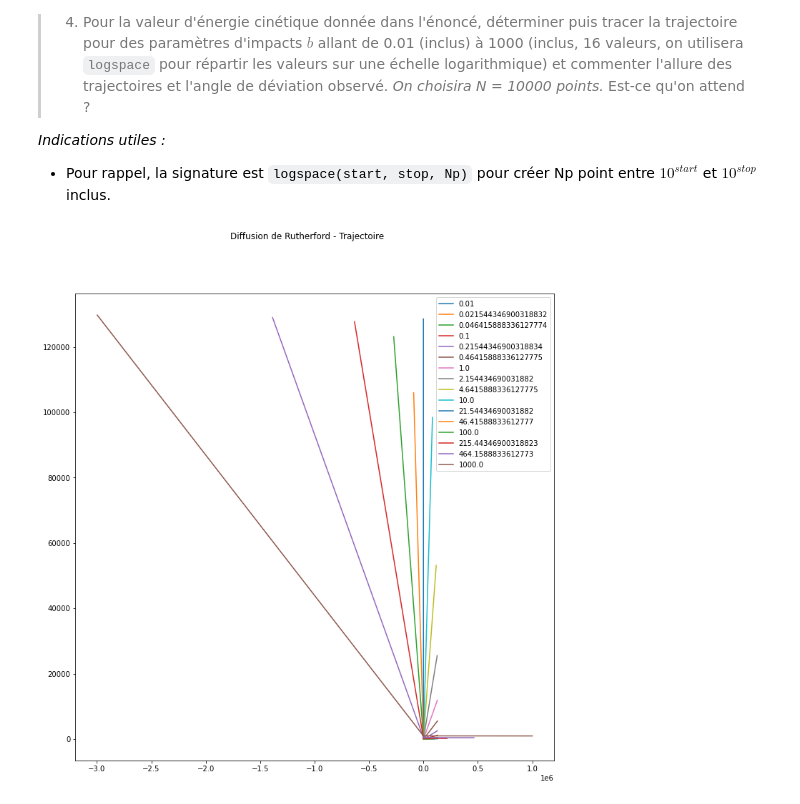
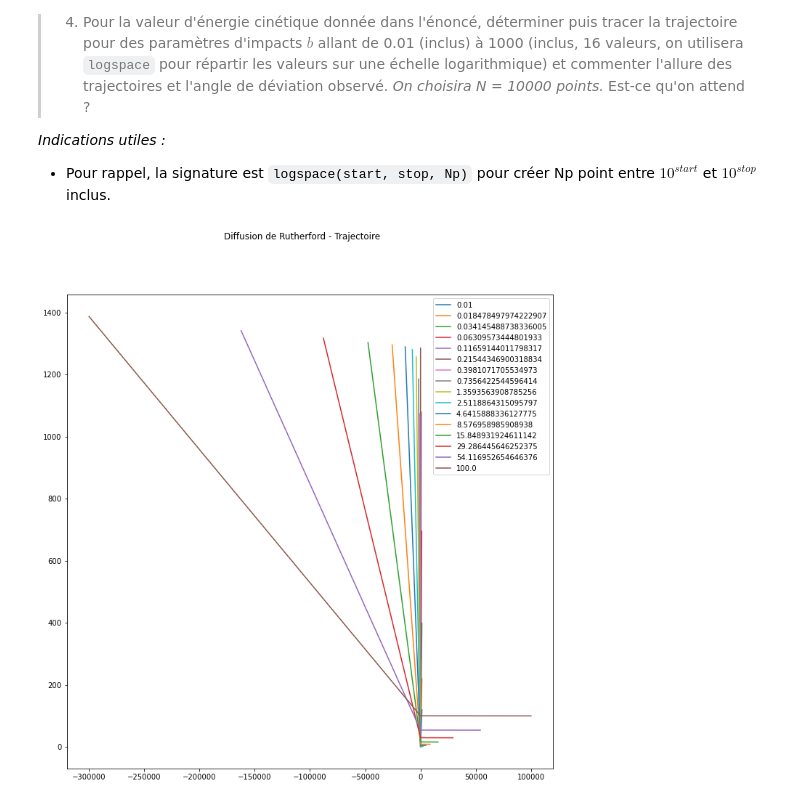
Before and after one commit to pcsi3physiquestan/capacites_numeriques_correction_sources, a Jupyter notebook: meca_force_centrale_correction.ipynb, the cells around one changed output. Drawn from its saved outputs; the diff is of its cells as text; code cells hidden in the pictures.

```diff
--- a/meca_force_centrale_correction.ipynb
+++ b/meca_force_centrale_correction.ipynb
@@ -106,7 +108,7 @@ from scipy.integrate import odeint
 """Données numériques globales"""
 m = 4  # Masse des particules alpha
 Z = 79
-K = 1.44e6  # e^2/(4 pi Epsilon0)
+K = 1.44e4  # e^2/(4 pi Epsilon0)
 K1 = 2 * Z * K
 
 def CI(b, Ec0):
@@ -115,6 +117,7 @@ def CI(b, Ec0):
     rmin = K1 / Ec0  # rmin
     k = 1000
     ri = max(k  * rmin, k * b)
+    #print(k * rmin, k * b)
     theta = np.arcsin(b / ri)
     rpoint = -v0 / np.cos(theta)
     return [theta, ri, rpoint]
@@ -144,35 +147,35 @@ def F(Y, t, C):
     """Fonction F pour le schéma d'Euler"""
     return np.array([C / Y[1] ** 2, Y[2], C ** 2 / Y[1] ** 3 + K1 / (m * Y[1]**2)])
 
 
 def deviation(b, Ec0, N):
     Y0 = CI(b, Ec0)  # Condition initiales
     v0 = np.sqrt(2 * Ec0 / m)  # Vitesse initiale
     Caire = b * v0  # Constante des aires
     tf = 4 * Y0[1] / v0  # Temps final
     temps = np.linspace(0, tf, N)  # Vecteur des temps
     Y = odeint(F, Y0, temps, args=(Caire, ))  # Intégration numérique
     return temps, Y
 
 def pol_to_cart(r, theta):
     return np.array([r * np.cos(theta), r * np.sin(theta)])
 
 
 Np = 16
-bs = np.logspace(-2, 3, Np)  # Valeur des paramètres d'impacts
+bs = np.logspace(-2, 2, Np)  # Valeur des paramètres d'impacts
 Ec0 = 5.3e6  # Ec initiale
 N = 10000
 
 f, ax= plt.subplots(figsize=(12, 12))
 f.suptitle("Diffusion de Rutherford - Trajectoire")
 for b in bs:
     t, Y = deviation(b, Ec0, N)  # Intégration numérique
     Yc = pol_to_cart(Y[:, 1], Y[:, 0])  # Passe au cartésien
     ax.plot(Yc[0], Yc[1], label="{}".format(b))
 ax.legend()
 plt.show()
 # %% [output]
-[figure, old version]
+[figure, new version]
 # %% [markdown]
 ## Paramètre d'impact et diffusion
 On va étudier la relation entre le paramètre d'impact et l'angle de diffusion ($D$ sur la figure ci-après).
```
Also changed, not shown: parts of 3 cells of this notebook, 2 other files.
